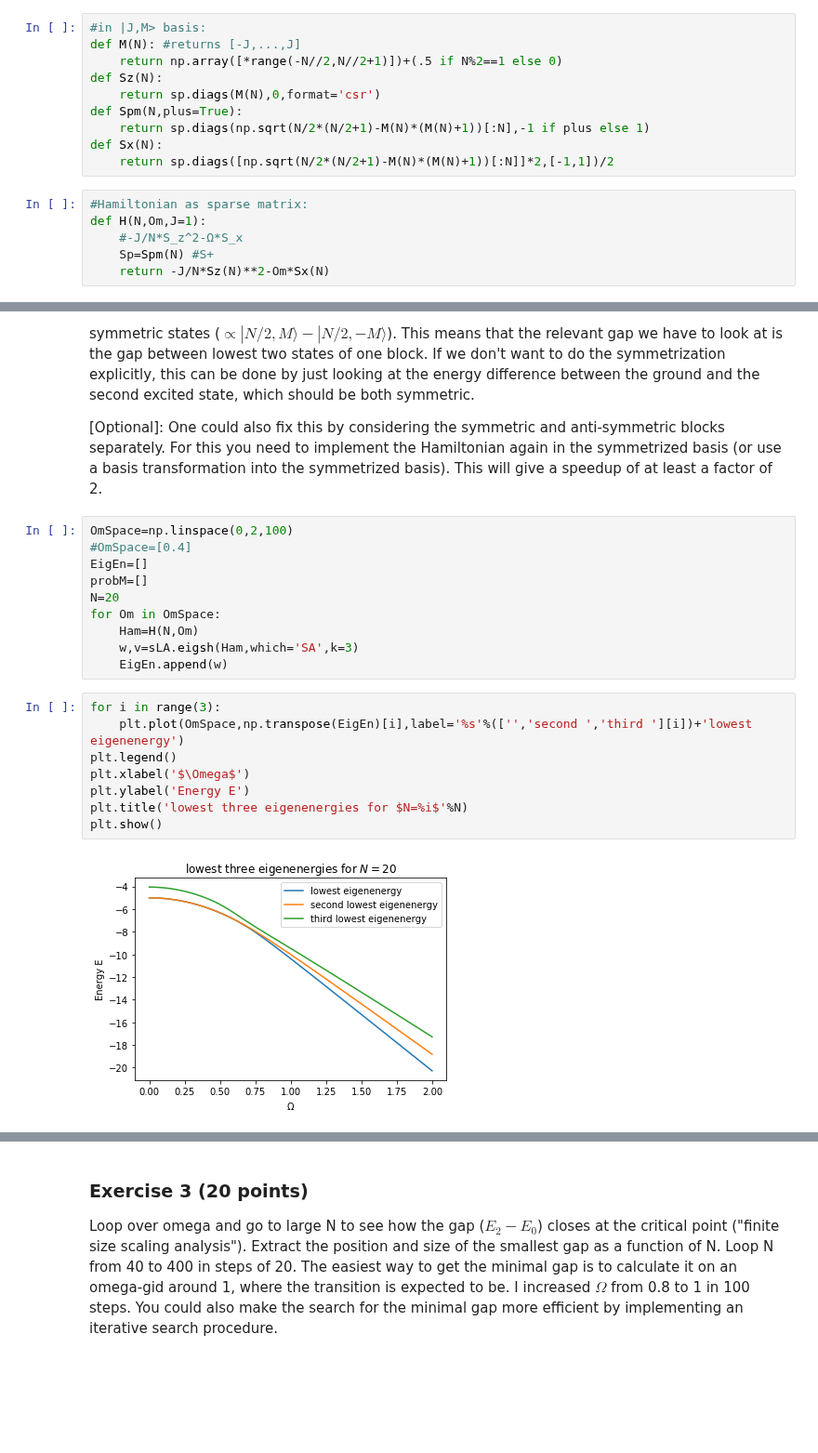
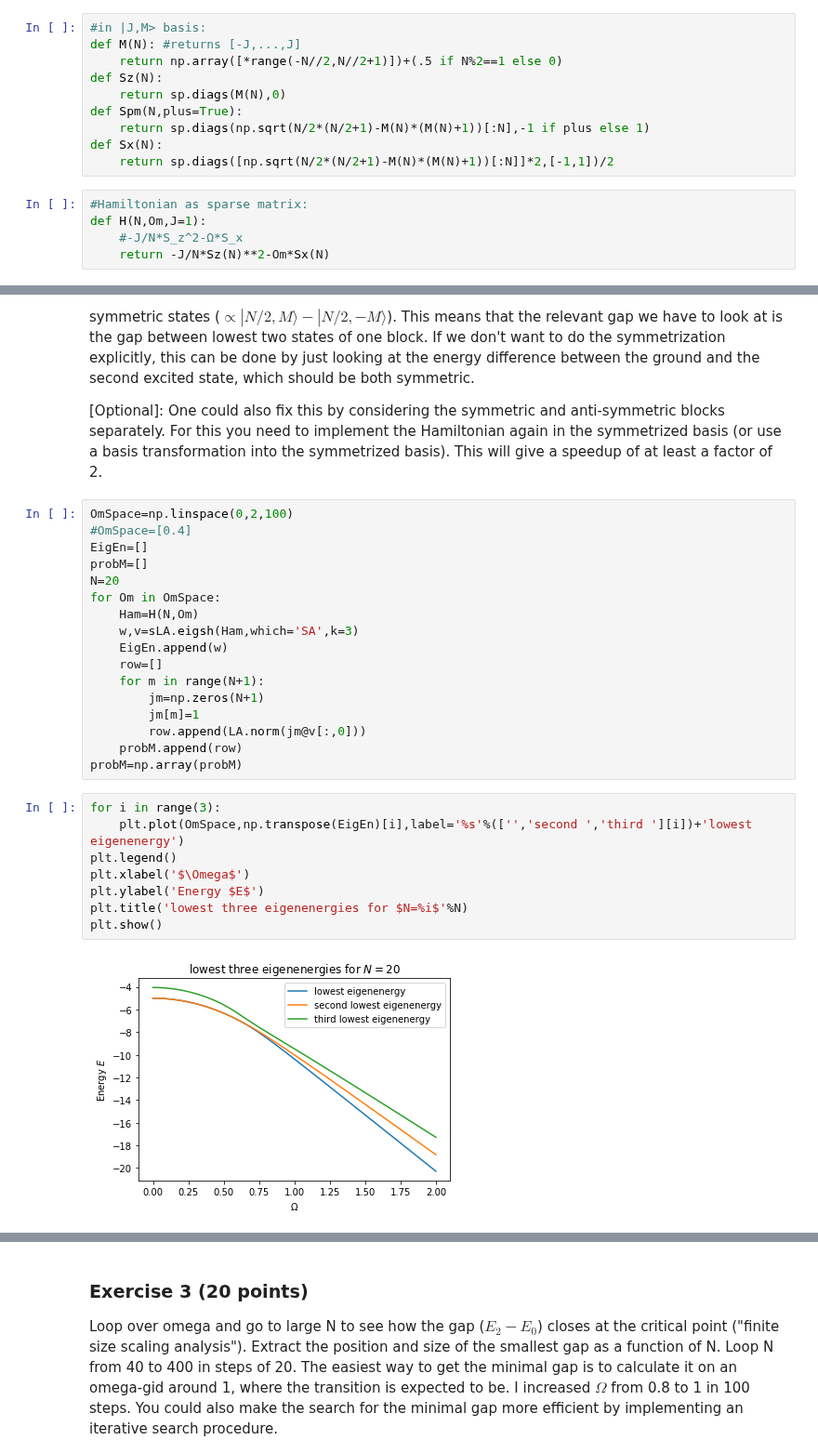
Before and after one commit to ml4cdeca/ComputationalQuantumDynamics, a Jupyter notebook: blatt4/exercise4.ipynb, the cells around one changed output, grey strips where cells are left out. Shown at 93% size. Cells and saved outputs as stored; diff of their text form; blank space fills up the shorter version.

```diff
--- a/blatt4/exercise4.ipynb
+++ b/blatt4/exercise4.ipynb
@@ -66,7 +66,7 @@ def Spm(N,plus=True):
 def M(N): #returns [-J,...,J]
     return np.array([*range(-N//2,N//2+1)])+(.5 if N%2==1 else 0)
 def Sz(N):
-    return sp.diags(M(N),0,format='csr')
+    return sp.diags(M(N),0)
 def Spm(N,plus=True):
     return sp.diags(np.sqrt(N/2*(N/2+1)-M(N)*(M(N)+1))[:N],-1 if plus else 1)
 def Sx(N):
@@ -75,7 +75,6 @@ def Sx(N):
 #Hamiltonian as sparse matrix:
 def H(N,Om,J=1):
     #-J/N*S_z^2-Ω*S_x
-    Sp=Spm(N) #S+
     return -J/N*Sz(N)**2-Om*Sx(N)
 # %% [markdown]
 ### Exercise 2 (20 points)
@@ -95,13 +94,20 @@ for Om in OmSpace:
     Ham=H(N,Om)
     w,v=sLA.eigsh(Ham,which='SA',k=3)
     EigEn.append(w)
+    row=[]
+    for m in range(N+1):
+        jm=np.zeros(N+1)
+        jm[m]=1
+        row.append(LA.norm(jm@v[:,0]))
+    probM.append(row)
+probM=np.array(probM)
 # %%
 for i in range(3):
     plt.plot(OmSpace,np.transpose(EigEn)[i],label='%s'%(['','second ','third '][i])+'lowest eigenenergy')
 plt.legend()
 plt.xlabel('$\Omega$')
-plt.ylabel('Energy E')
+plt.ylabel('Energy $E$')
 plt.title('lowest three eigenenergies for $N=%i$'%N)
 plt.show()
 # %% [output]
-[figure, old version]
+[figure, new version]
```
Also changed, not shown: parts of 1 cell of this notebook.
